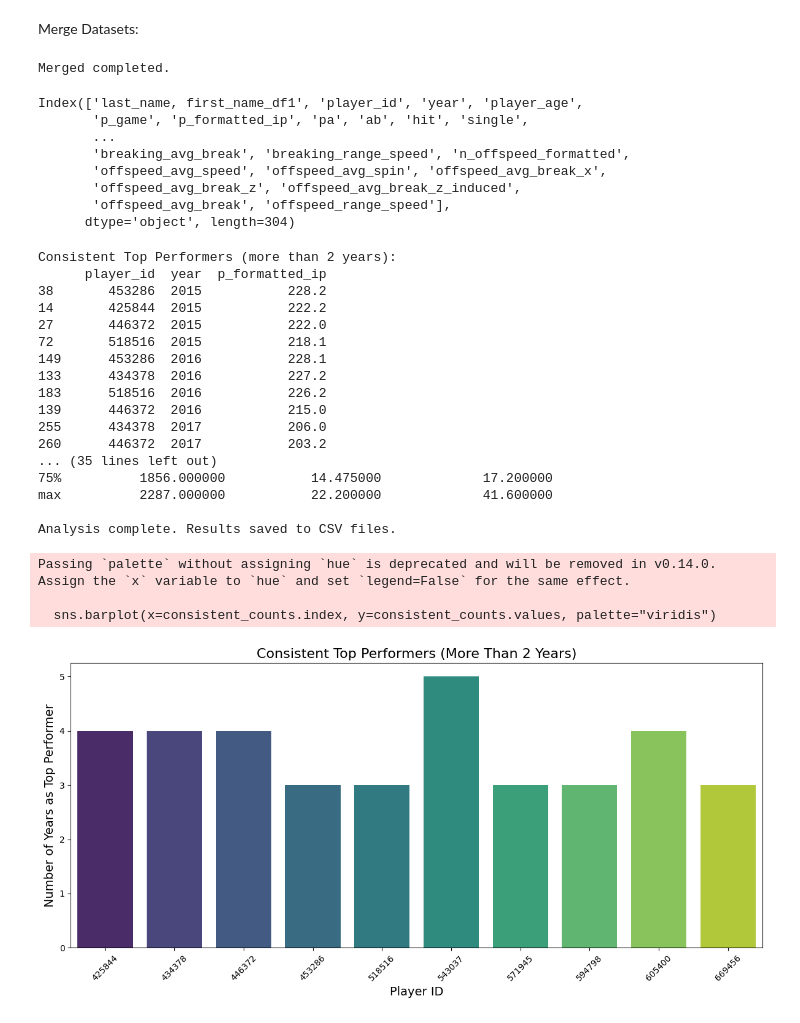
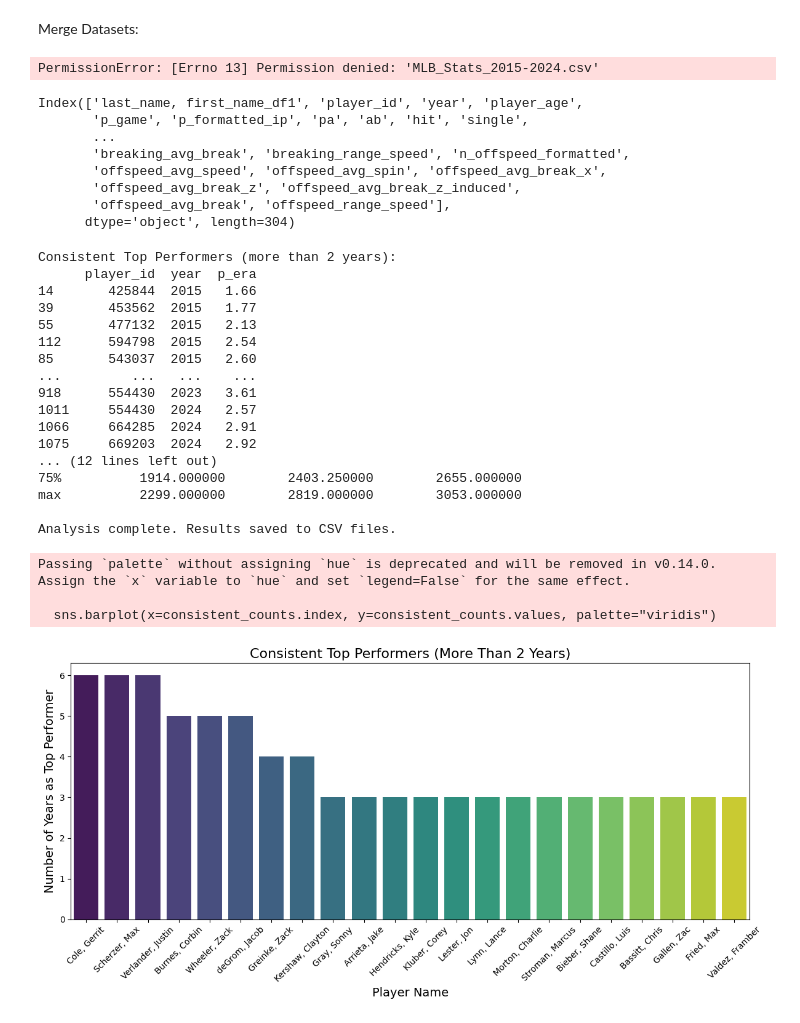
Before and after one commit to Chaya185/Python-Data-Analytics-Project, a Jupyter notebook: MLB_Project.ipynb, the cells around one changed output. Drawn from its saved outputs; the diff is of its cells as text; code cells hidden in the pictures.

```diff
--- a/MLB_Project.ipynb
+++ b/MLB_Project.ipynb
@@ -8,11 +8,16 @@ df2 = pd.read_csv("MLB_Stats_Part2.csv")
 df3 = pd.read_csv("MLB_Stats_Part3.csv")
 df4 = pd.read_csv("MLB_Stats_Part4.csv")
 
+# Drop unnecessary name columns before merging
+df2 = df2.drop(columns=['last_name, first_name'], errors='ignore')
+df3 = df3.drop(columns=['last_name, first_name'], errors='ignore')
+df4 = df4.drop(columns=['last_name, first_name'], errors='ignore')
+
 # Merge dataframes on 'player_id' and 'year' columns.
 merged_df = (
-    df1.merge(df2, on=['player_id', 'year'], how='inner', suffixes=('_df1', '_df2')).
-        merge(df3, on=['player_id', 'year'], how='inner', suffixes=('_df2', '_df3')).
-        merge(df4, on=['player_id', 'year'], how='inner', suffixes=('_df3', '_df4'))
+    df1.merge(df2, on=['player_id', 'year'], how='inner').
+        merge(df3, on=['player_id', 'year'], how='inner').
+        merge(df4, on=['player_id', 'year'], how='inner')
 )
 
 # Save merged files into new file
@@ -20,7 +25,7 @@ merged_df.to_csv('MLB_Stats_2015-2024.csv', index=False)
 
 print('Merged completed.')
 # %% [output]
-Merged completed.
+PermissionError: [Errno 13] Permission denied: 'MLB_Stats_2015-2024.csv'
 # %%
 # Print the merged data
 # print(merged_df)
@@ -39,20 +44,26 @@ Index(['last_name, first_name_df1', 'player_id', 'year', 'player_age',
        'offspeed_avg_break', 'offspeed_range_speed'],
       dtype='object', length=304)
 # %%
+import pandas as pd
 #Load the merged dataset
 merged_df = pd.read_csv('MLB_Stats_2015-2024.csv')
 
 #Define performance metrics
-performance_metric = 'p_formatted_ip'
-spin_rate_metric = 'offspeed_avg_spin'  #Spin rate
-chase_rate_metric = 'breaking_avg_break'  #Chase rate
-command_metric = 'n_offspeed_formatted'  #Command (offspeed pitch count as an example)
+performance_metric = 'p_era'  #earned run average
+spin_rate_offspeed = 'offspeed_avg_spin'  #Spin rate
+spin_rate_fastballs = 'fastball_avg_spin'
+spin_rate_breaking = 'breaking_avg_spin'
 
-#Identify top performers for each year (Top 10 pitchers by performance)
+
+#Identify top performers for each year (Top 20 pitchers by performance)
 top_pitchers_per_year = []
 for year in merged_df['year'].unique():
     yearly_data = merged_df[merged_df['year'] == year]
-    top_performers = yearly_data.nlargest(10, performance_metric)  #Top 10 performers by performance
+
+    avg_innings_pitched = yearly_data['p_formatted_ip'].mean()
+    eligible_pitchers = yearly_data[yearly_data['p_formatted_ip'] >= avg_innings_pitched]
+
+    top_performers = eligible_pitchers.nsmallest(20, performance_metric)  #Top 20 performers by performance
     top_pitchers_per_year.append(top_performers)
 
 #Combine yearly top performers
@@ -65,7 +76,7 @@ consistent_pitchers = (
 )
 
 #Analyze common traits among top performers
-common_traits = top_pitchers_df[[spin_rate_metric, chase_rate_metric, command_metric]].describe()
+common_traits = top_pitchers_df[[spin_rate_offspeed, spin_rate_fastballs, spin_rate_breaking]].describe()
 
 #Print Results
 print("Consistent Top Performers (more than 2 years):")
@@ -81,39 +92,39 @@ common_traits.to_csv('common_traits_of_top_pitchers.csv')
 print("\nAnalysis complete. Results saved to CSV files.")
 # %% [output]
 Consistent Top Performers (more than 2 years):
-      player_id  year  p_formatted_ip
-38       453286  2015           228.2
-14       425844  2015           222.2
-27       446372  2015           222.0
-72       518516  2015           218.1
-149      453286  2016           228.1
-133      434378  2016           227.2
-183      518516  2016           226.2
-139      446372  2016           215.0
-255      434378  2017           206.0
-260      446372  2017           203.2
-... (35 lines left out)
-75%          1856.000000           14.475000             17.200000
-max          2287.000000           22.200000             41.600000
+      player_id  year  p_era
+14       425844  2015   1.66
+39       453562  2015   1.77
+55       477132  2015   2.13
+112      594798  2015   2.54
+85       543037  2015   2.60
+...         ...   ...    ...
+918      554430  2023   3.61
+1011     554430  2024   2.57
+1066     664285  2024   2.91
+1075     669203  2024   2.92
+... (12 lines left out)
+75%          1914.000000        2403.250000        2655.000000
+max          2299.000000        2819.000000        3053.000000
 
 Analysis complete. Results saved to CSV files.
 # %%
 import matplotlib.pyplot as plt
 import seaborn as sns
 # Visualization 1: Consistent Performers Over Time
-consistent_counts = consistent_pitchers['player_id'].value_counts()
+consistent_counts = consistent_pitchers['last_name, first_name'].value_counts()
 
 plt.figure(figsize=(12, 6))
 sns.barplot(x=consistent_counts.index, y=consistent_counts.values, palette="viridis")
 plt.title('Consistent Top Performers (More Than 2 Years)', fontsize=16)
-plt.xlabel('Player ID', fontsize=14)
+plt.xlabel('Player Name', fontsize=14)
 plt.ylabel('Number of Years as Top Performer', fontsize=14)
 plt.xticks(rotation=45)
 plt.tight_layout()
 plt.savefig('consistent_top_performers.png')
 plt.show()
 # %% [output]
 Passing `palette` without assigning `hue` is deprecated and will be removed in v0.14.0. Assign the `x` variable to `hue` and set `legend=False` for the same effect.
 
   sns.barplot(x=consistent_counts.index, y=consistent_counts.values, palette="viridis")
-[figure, old version]
+[figure, new version]
```
Also changed, not shown: parts of 23 cells of this notebook, 9 other files.
